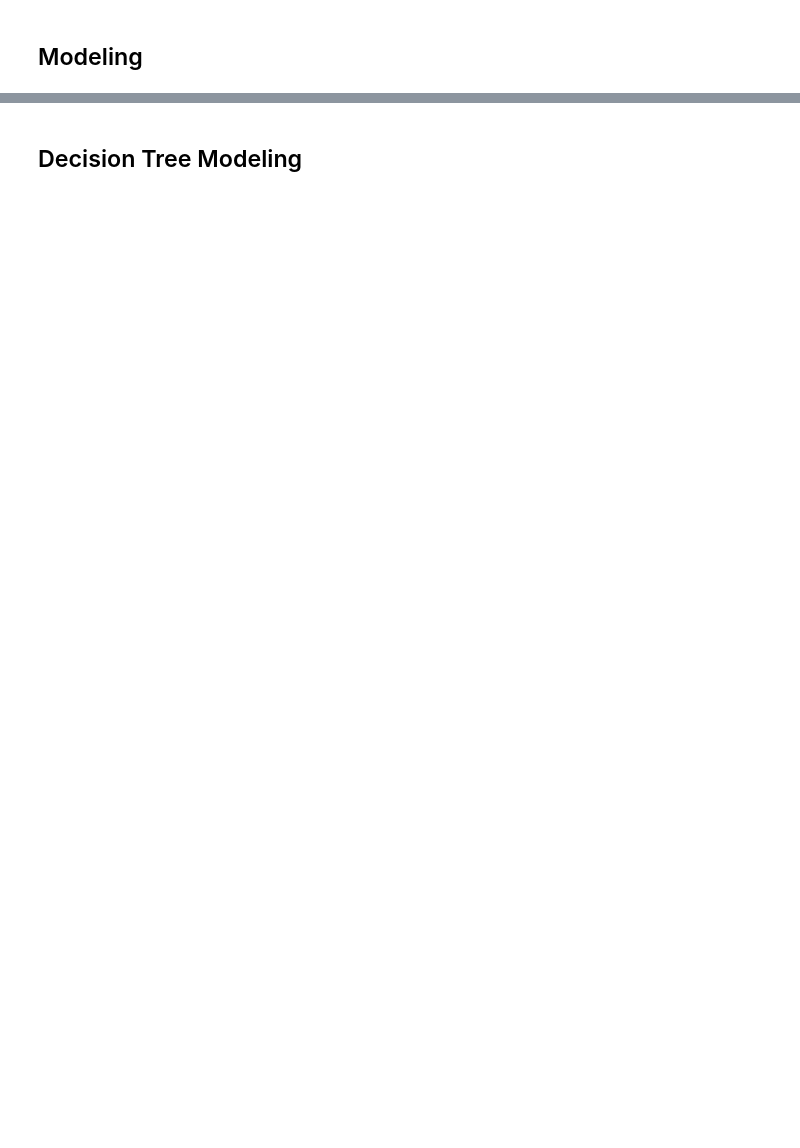
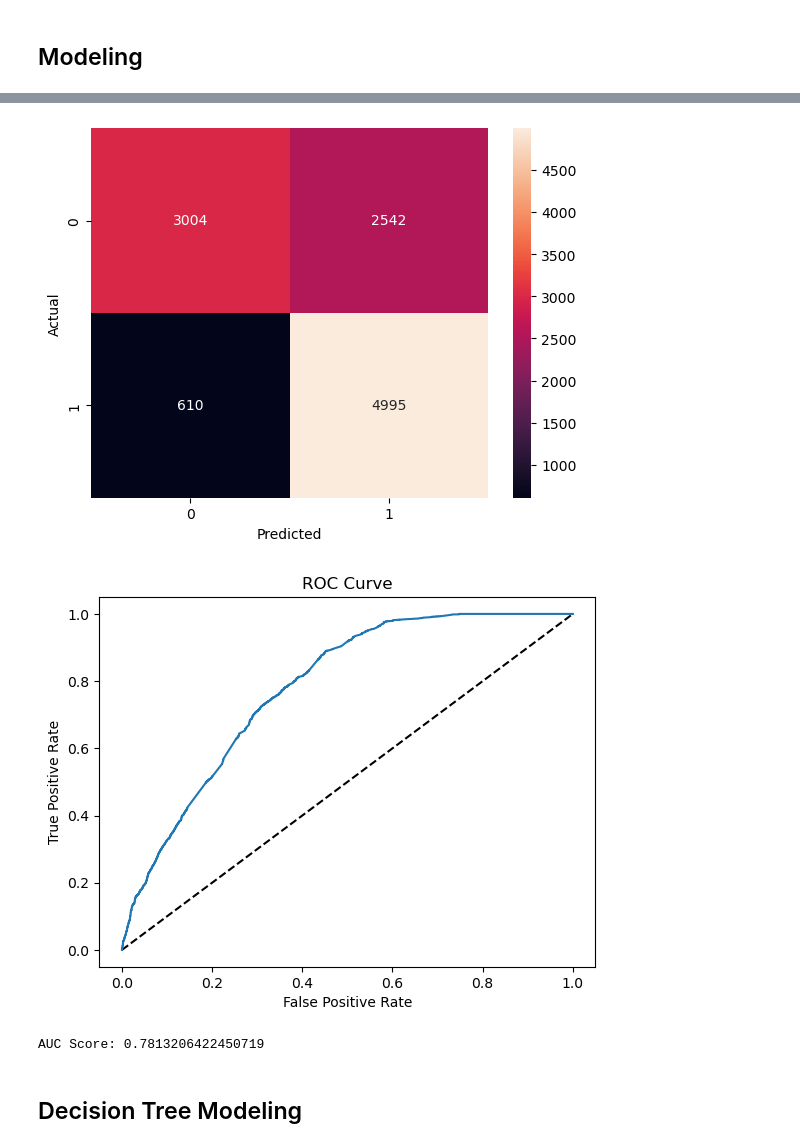
Before and after one commit to jtjohn172/Tanzanian-Water-Wells-Analysis, a Jupyter notebook: well_analysis_notebook (2).ipynb, the cells around one changed output, grey strips where cells are left out. Drawn from its saved outputs; the diff is of its cells as text; code cells hidden in the pictures; blank space fills up the shorter version.

```diff
--- a/well_analysis_notebook (2).ipynb
+++ b/well_analysis_notebook (2).ipynb
@@ -204,2 +306,33 @@ for column in train_values_df.columns:
+# %%
+# Generate a confusion matrix
+conf_mat = confusion_matrix(y_test, predictions)
+
+# Using seaborn to visualize the confusion matrix
+sns.heatmap(conf_mat, annot=True, fmt='d')
+plt.ylabel('Actual')
+plt.xlabel('Predicted')
+plt.show()
+
+# Generate the prediction probabilities
+y_probs = model.predict_proba(X_test)
+
+# Generate ROC curve values: fpr, tpr, thresholds
+fpr, tpr, thresholds = roc_curve(y_test, y_probs[:,1])
+
+# Plot ROC curve
+plt.plot([0, 1], [0, 1], 'k--')
+plt.plot(fpr, tpr)
+plt.xlabel('False Positive Rate')
+plt.ylabel('True Positive Rate')
+plt.title('ROC Curve')
+plt.show()
+
+# Compute Area Under the Curve (AUC) score
+auc_score = auc(fpr, tpr)
+print(f"AUC Score: {auc_score}")
+# %% [output]
+[figure, added]
+[figure, added]
+AUC Score: 0.7813206422450719
 # %% [markdown]
 ## Decision Tree Modeling
```
Also changed, not shown: parts of 29 cells of this notebook.
